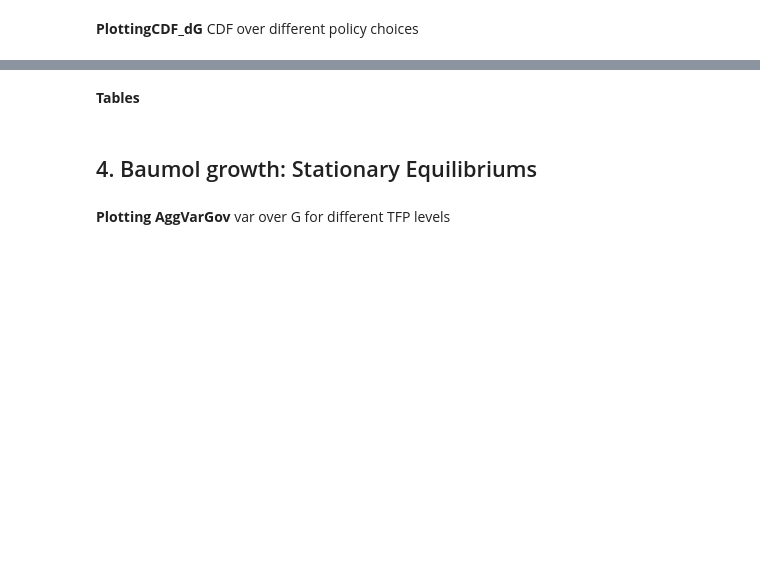
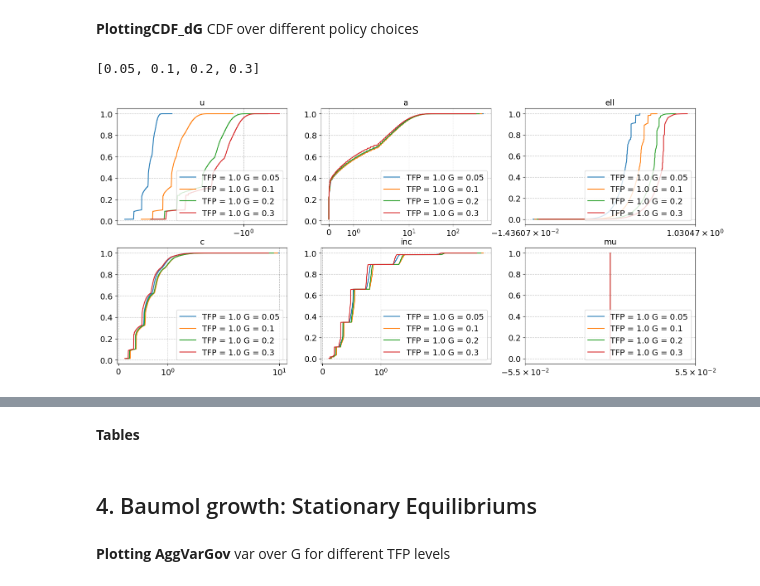
Before and after one commit to krellemand/Baumol_2707, a Jupyter notebook: working2507.ipynb, the cells around one changed output, grey strips where cells are left out. Cells and saved outputs as stored; diff of their text form; code cells hidden in the pictures; blank space fills up the shorter version.

```diff
--- a/working2507.ipynb
+++ b/working2507.ipynb
@@ -245,14 +136,20 @@ if export: plt.savefig(path + 'AggVarGov_s11.png', dpi = 300)
 # %% [markdown]
 **PlottingCDF_dG**
 CDF over different policy choices
+# %%
+list_G
+# %% [output]
+[0.05, 0.1, 0.2, 0.3]
 # %%
 # Base
-list_G_ = [0.2, 0.3,   0.4,  0.6]
-list_models = [dict_base['TFP = 1.0'][f'G = {G}'] for G in list_G_]
+list_G_ = list_G #[0.2, 0.3,   0.4,  0.6]
+list_models = [dict_base['TFP = 1.0'][f'G = {G}'] for G in list_G]
 
 plot_CDF_dG_base = func.plot_cum(list_models, CDF_vars)
 # Saving in path
 if export: plt.savefig(path + 'CDF_dG_base.png', dpi = 300)
+# %% [output]
+[figure, added]
 # %%
 list_models = [dict_sigma11['TFP = 1.0'][f'G = {G}'] for G in list_G_]
 
```
Also changed, not shown: parts of 28 cells of this notebook.
